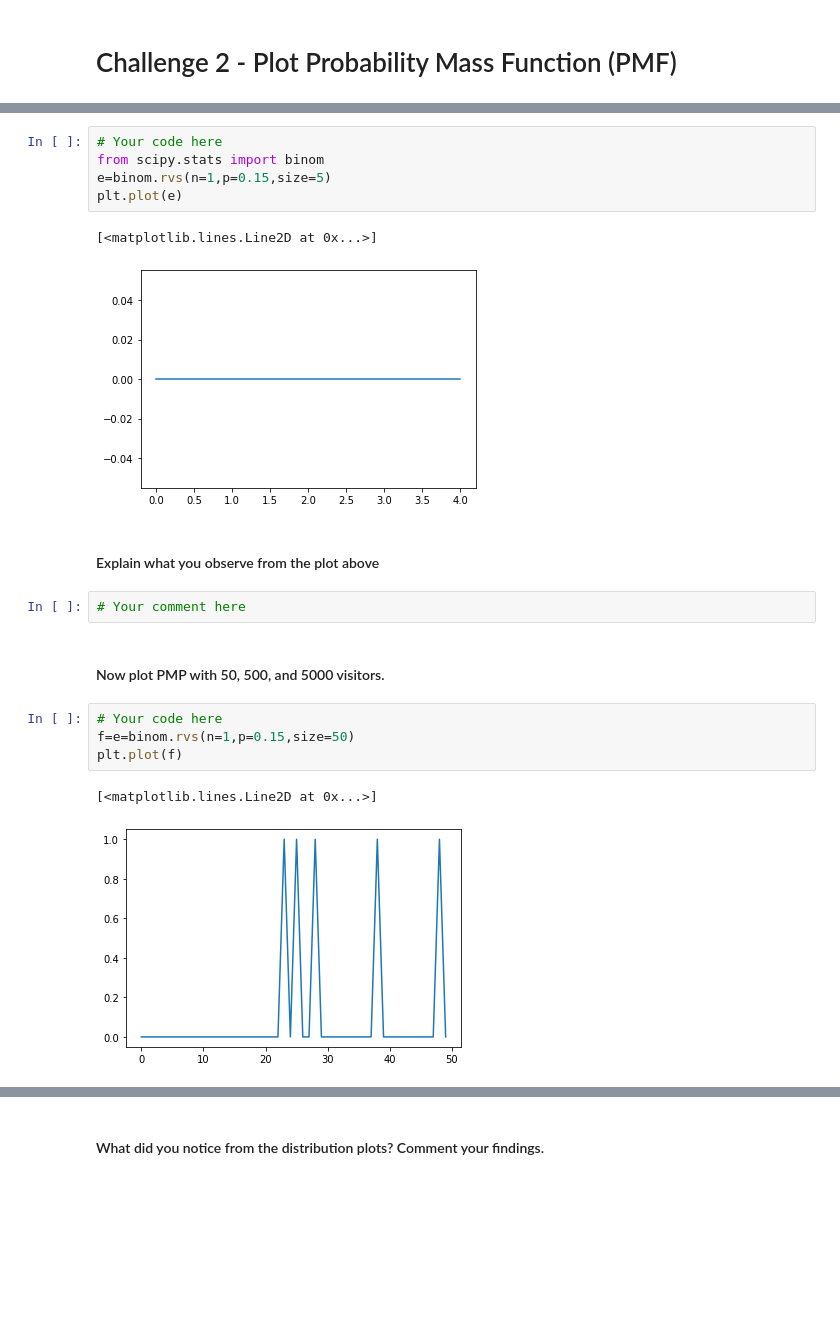
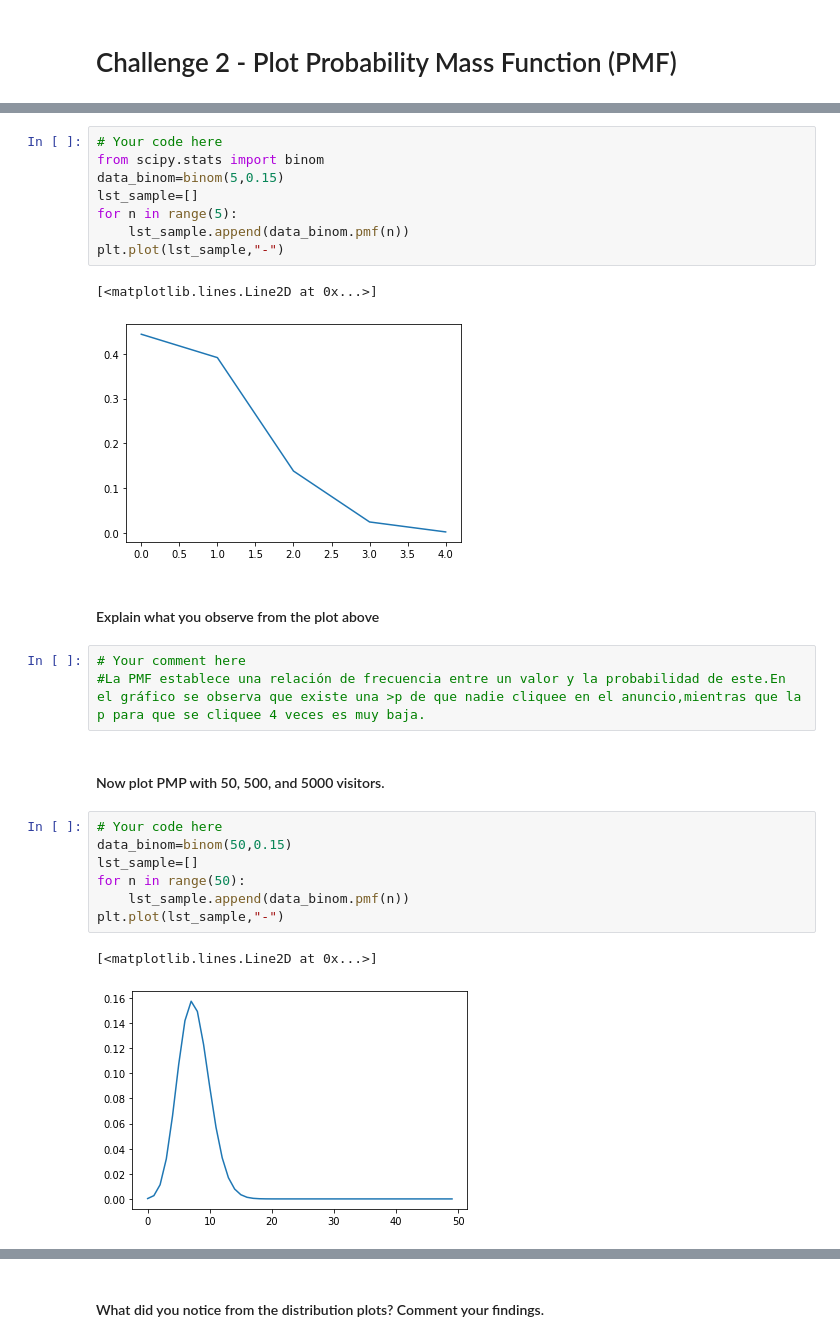
Before and after one commit to ironhack-datalabs/datamad0620, a Jupyter notebook: module-2/lab-probability-distribution/your_code/main.ipynb, the cells around one changed output, grey strips where cells are left out. Cells and saved outputs as stored; diff of their text form; blank space fills up the shorter version.

```diff
--- a/module-2/lab-probability-distribution/your_code/main.ipynb
+++ b/module-2/lab-probability-distribution/your_code/main.ipynb
@@ -85,21 +87,28 @@ dfig=plt.hist(d,bins=25)
 # %%
 # Your code here
 from scipy.stats import binom
-e=binom.rvs(n=1,p=0.15,size=5)
-plt.plot(e)
+data_binom=binom(5,0.15)
+lst_sample=[]
+for n in range(5):
+    lst_sample.append(data_binom.pmf(n))
+plt.plot(lst_sample,"-")
 # %% [output]
 [<matplotlib.lines.Line2D at 0x...>]
-[figure, old version]
+[figure, new version]
 # %% [markdown]
 #### Explain what you observe from the plot above
-# %%
-# Your comment here
+# %%
+# Your comment here
+#La PMF establece una relación de frecuencia entre un valor y la probabilidad de este.En el gráfico se observa que existe una >p de que nadie cliquee en el anuncio,mientras que la p para que se cliquee 4 veces es muy baja.
 # %% [markdown]
 #### Now plot PMP with 50, 500, and 5000 visitors.
 # %%
 # Your code here
-f=e=binom.rvs(n=1,p=0.15,size=50)
-plt.plot(f)
+data_binom=binom(50,0.15)
+lst_sample=[]
+for n in range(50):
+    lst_sample.append(data_binom.pmf(n))
+plt.plot(lst_sample,"-")
 # %% [output]
 [<matplotlib.lines.Line2D at 0x...>]
-[figure, old version]
+[figure, new version]
```
Also changed, not shown: parts of 19 cells of this notebook.
